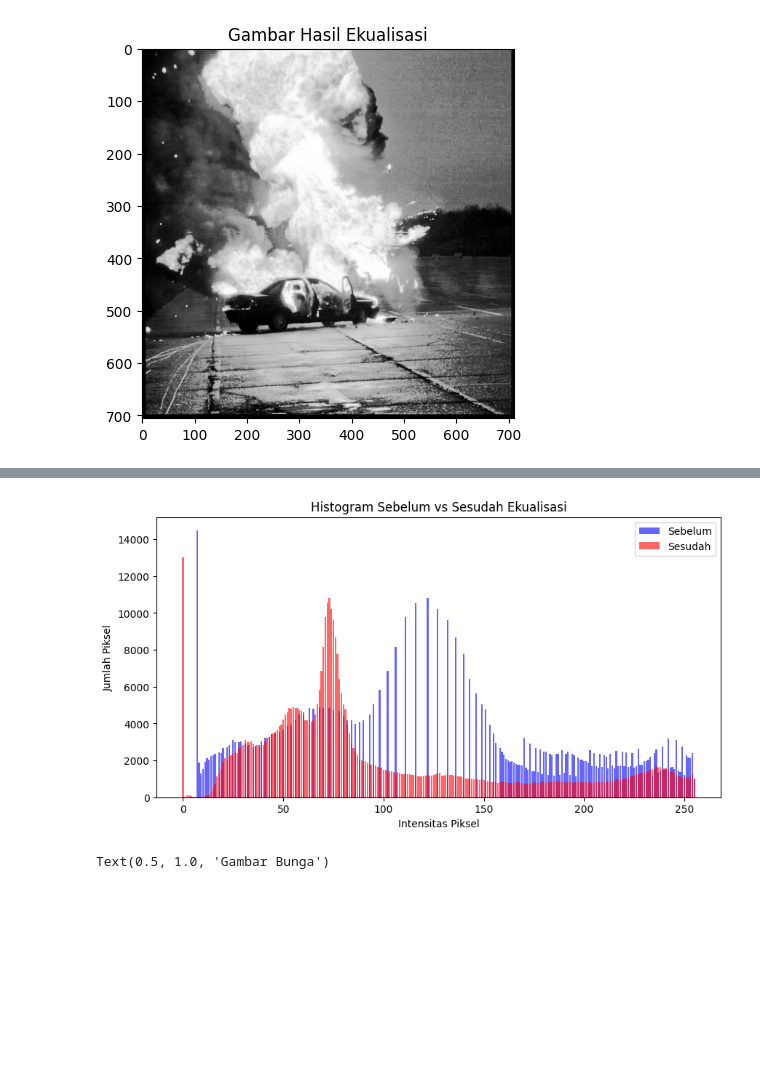
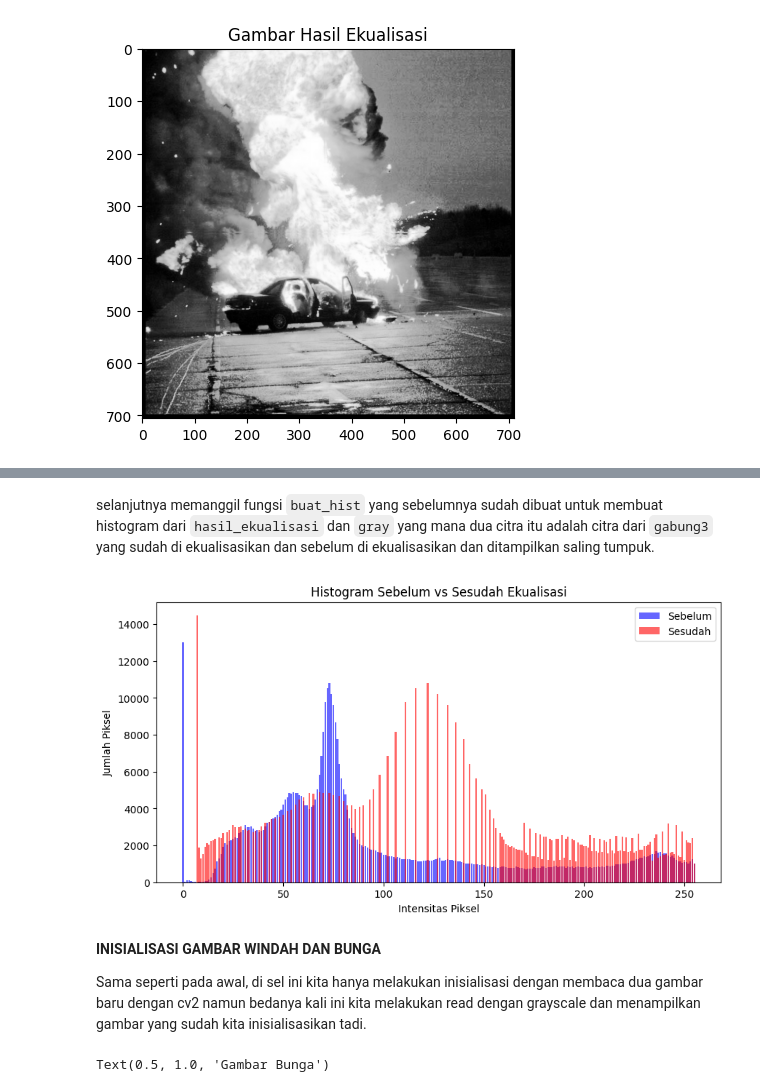
Before and after one commit to praktikum-pcd-2026/jurnal-modul-2-tunaabakar, a Jupyter notebook: Fix.ipynb, the cells around one changed output, grey strips where cells are left out. Drawn from its saved outputs; the diff is of its cells as text; code cells hidden in the pictures; blank space fills up the shorter version.

```diff
--- a/Fix.ipynb
+++ b/Fix.ipynb
@@ -142,20 +164,26 @@ def plot_histogram(histogram, title, ImgColor):
     plt.title(title)
     plt.ylabel("Jumlah Piksel")
     plt.bar(range(256), histogram, color=ImgColor, width=0.8)
+# %% [markdown]
+selanjutnya memanggil fungsi `buat_hist` yang sebelumnya sudah dibuat untuk membuat histogram dari `hasil_ekualisasi` dan `gray` yang mana dua citra itu adalah citra dari `gabung3` yang sudah di ekualisasikan dan sebelum di ekualisasikan dan ditampilkan saling tumpuk.
 # %%
-histogram_sebelum = buat_hist(hasil_ekualisasi)
-histogram_sesudah = buat_hist(gray)
+histogram_sebelum = buat_hist(gray)
+histogram_sesudah = buat_hist(hasil_ekualisasi)
 
 plt.figure(figsize=(10, 5))
 plt.bar(range(256), histogram_sebelum, color='blue', alpha=0.6, label='Sebelum', width=0.8)
 plt.bar(range(256), histogram_sesudah, color='red', alpha=0.6, label='Sesudah', width=0.8)
 plt.xlabel("Intensitas Piksel")
 plt.ylabel("Jumlah Piksel")
 plt.title("Histogram Sebelum vs Sesudah Ekualisasi")
 plt.legend()
 plt.show()
 # %% [output]
-[figure, old version]
+[figure, new version]
+# %% [markdown]
+**INISIALISASI GAMBAR WINDAH DAN BUNGA**
+
+Sama seperti pada awal, di sel ini kita hanya melakukan inisialisasi dengan membaca dua gambar baru dengan cv2 namun bedanya kali ini kita melakukan read dengan grayscale dan menampilkan gambar yang sudah kita inisialisasikan tadi.
 # %%
 brando =cv2.imread('Assets/Windut.png', cv2.IMREAD_GRAYSCALE)
 bunga =cv2.imread('Assets/Bunga.png', cv2.IMREAD_GRAYSCALE)
```
Also changed, not shown: parts of 20 cells of this notebook.
